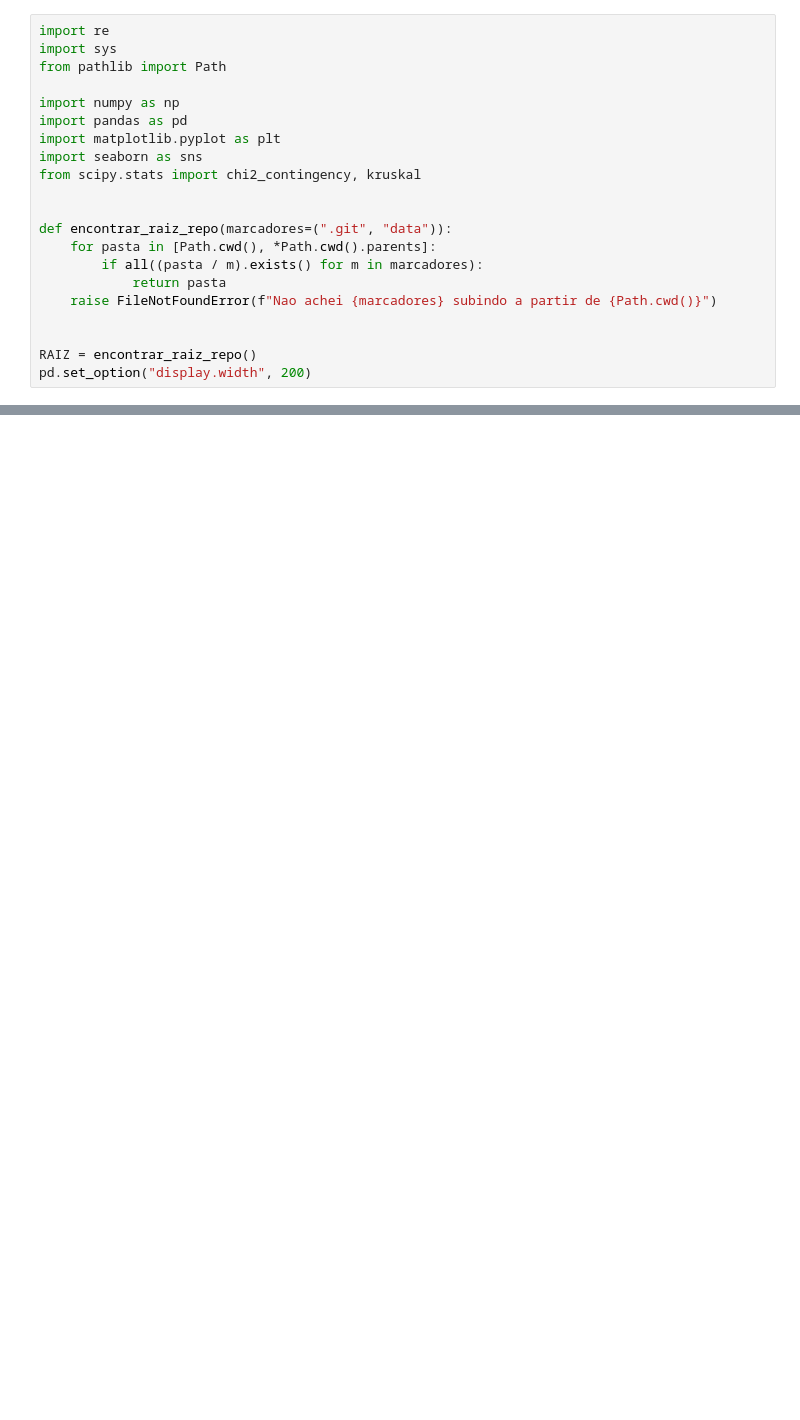
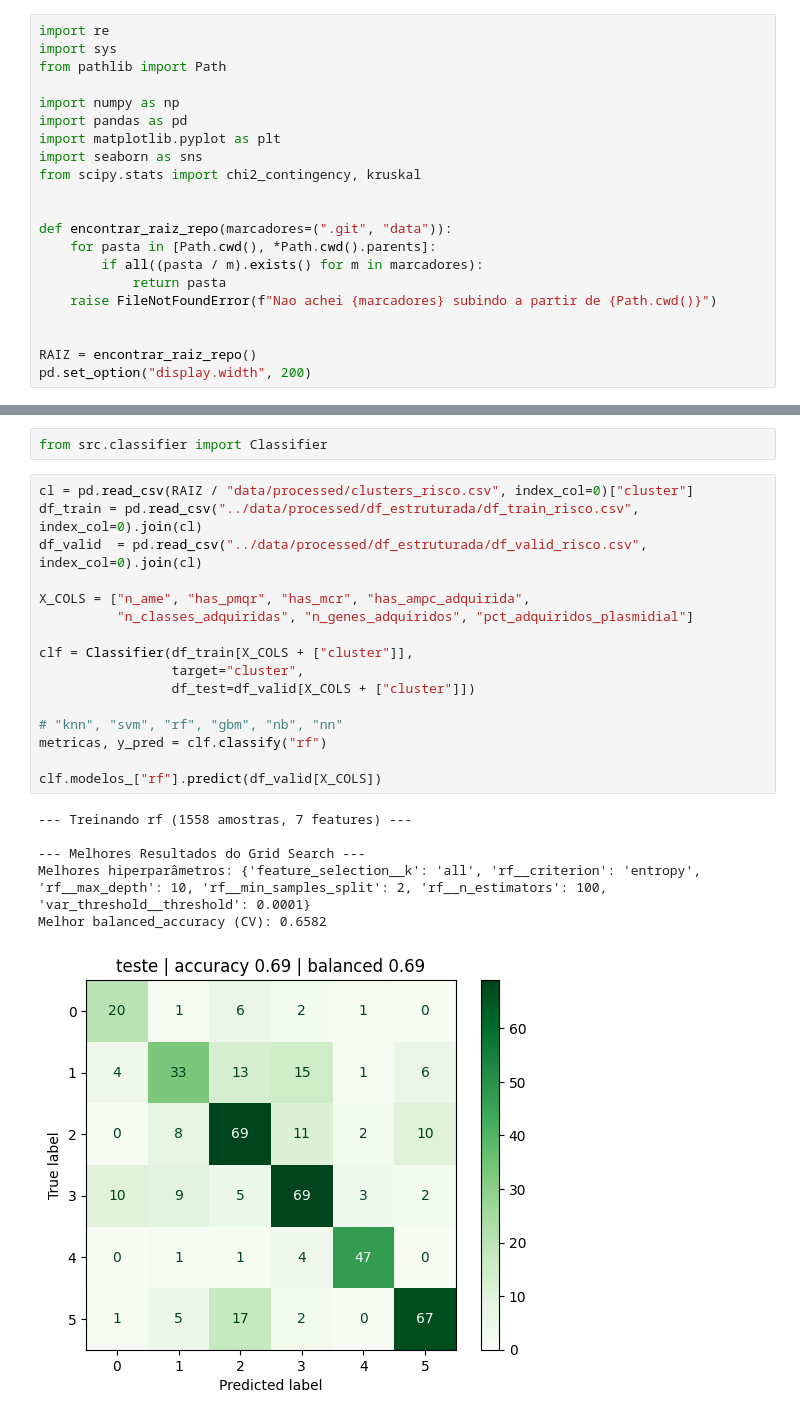
Before and after one commit to Rodrigo-Lusa/ml_isolados_brasileiros, a Jupyter notebook: notebooks/07_classificacao.ipynb, the cells around one changed output, grey strips where cells are left out. Saved outputs shown, nothing was run; the diff lists cells and outputs as text; blank space fills up the shorter version.

Commit message:
testando a classe classifier

```diff
--- a/notebooks/07_classificacao.ipynb
+++ b/notebooks/07_classificacao.ipynb
@@ -67,3 +68,28 @@ df.head()
 | GCA_002304205.1 | 1 | treino | C1: ESBL sem carbapenemase | Klebsiella pneumoniae | rectal swab | 2011.0 | Brazil | SAMN07595147 | NaN | NaN | ... |
 | GCA_031011085.1 | 3 | treino | C3: carbapenemase serina + ESBL (... | Klebsiella pneumoniae | Surveillance Swab | 2019.0 | Brazil | SAMN36785147 | NaN | NaN | ... |
 | GCA_031630615.1 | 0 | treino | C0: MBL + ESBL (plasm. 80%) | Enterobacter hormaechei | blood | 2020.0 | Sao Paulo | SAMN30951027 | SP | Sul | ... |
+# %%
+from src.classifier import Classifier
+# %%
+cl = pd.read_csv(RAIZ / "data/processed/clusters_risco.csv", index_col=0)["cluster"]
+df_train = pd.read_csv("../data/processed/df_estruturada/df_train_risco.csv", index_col=0).join(cl)
+df_valid  = pd.read_csv("../data/processed/df_estruturada/df_valid_risco.csv",  index_col=0).join(cl)
+
+X_COLS = ["n_ame", "has_pmqr", "has_mcr", "has_ampc_adquirida",
+          "n_classes_adquiridas", "n_genes_adquiridos", "pct_adquiridos_plasmidial"]
+
+clf = Classifier(df_train[X_COLS + ["cluster"]],
+                 target="cluster",
+                 df_test=df_valid[X_COLS + ["cluster"]])
+
+# "knn", "svm", "rf", "gbm", "nb", "nn"
+metricas, y_pred = clf.classify("rf")
+
+clf.modelos_["rf"].predict(df_valid[X_COLS])
+# %% [output]
+--- Treinando rf (1558 amostras, 7 features) ---
+
+--- Melhores Resultados do Grid Search ---
+Melhores hiperparâmetros: {'feature_selection__k': 'all', 'rf__criterion': 'entropy', 'rf__max_depth': 10, 'rf__min_samples_split': 2, 'rf__n_estimators': 100, 'var_threshold__threshold': 0.0001}
+Melhor balanced_accuracy (CV): 0.6582
+[figure, added]
```
Also changed, not shown: parts of 2 cells of this notebook, 1 other file.
